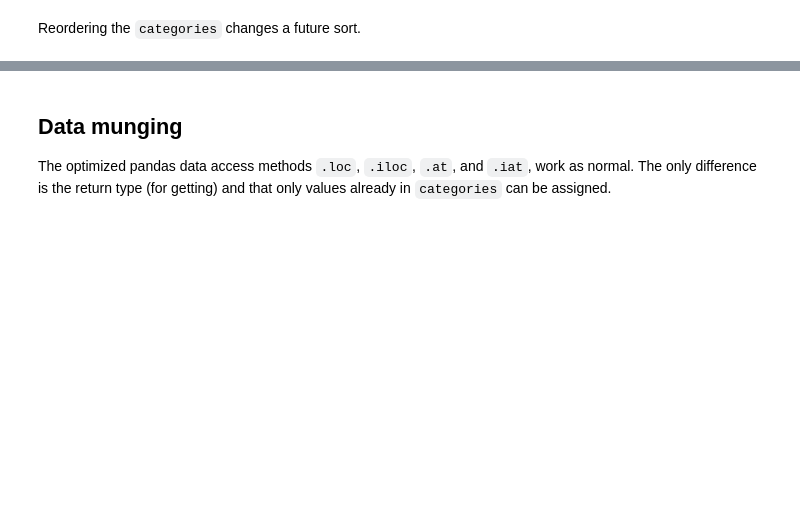
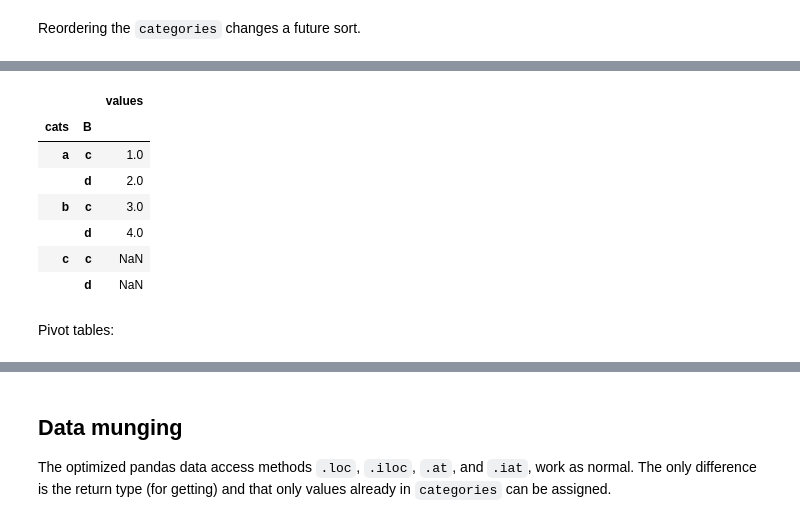
Before and after one commit to Francesco-Ghizzo/Data-Science, a Jupyter notebook: Python/Pandas/User Guide/Categorical data.ipynb, the cells around one changed output, grey strips where cells are left out. Saved outputs shown, nothing was run; the diff lists cells and outputs as text; code cells hidden in the pictures; blank space fills up the shorter version.

```diff
--- a/Python/Pandas/User Guide/Categorical data.ipynb
+++ b/Python/Pandas/User Guide/Categorical data.ipynb
@@ -1004,0 +935,23 @@ following operations are possible with categorical data:</p>
+# %%
+cats2 = pd.Categorical(["a", "a", "b", "b"], categories=["a", "b", "c"])
+# %%
+df2 = pd.DataFrame(
+    {
+        "cats": cats2,
+        "B": ["c", "d", "c", "d"],
+        "values": [1, 2, 3, 4],
+    }
+)
+# %%
+df2.groupby(["cats", "B"], observed=False).mean()
+# %% [output]
+|  |  | values |
+| cats | B |  |
+| a | c | 1.0 |
+|  | d | 2.0 |
+| b | c | 3.0 |
+|  | d | 4.0 |
+| c | c | NaN |
+|  | d | NaN |
+# %% [markdown]
+<p>Pivot tables:</p>
```
Also changed, not shown: parts of 191 cells of this notebook.
